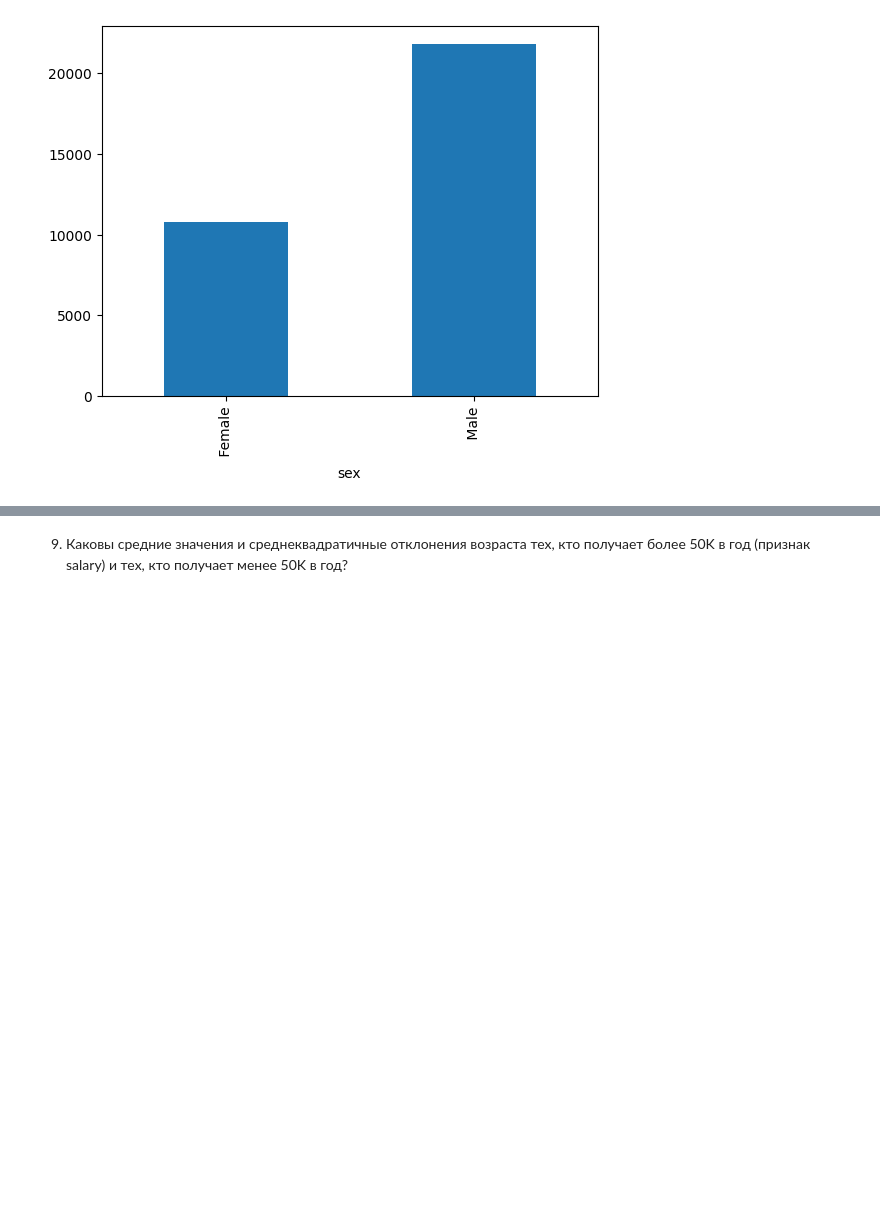
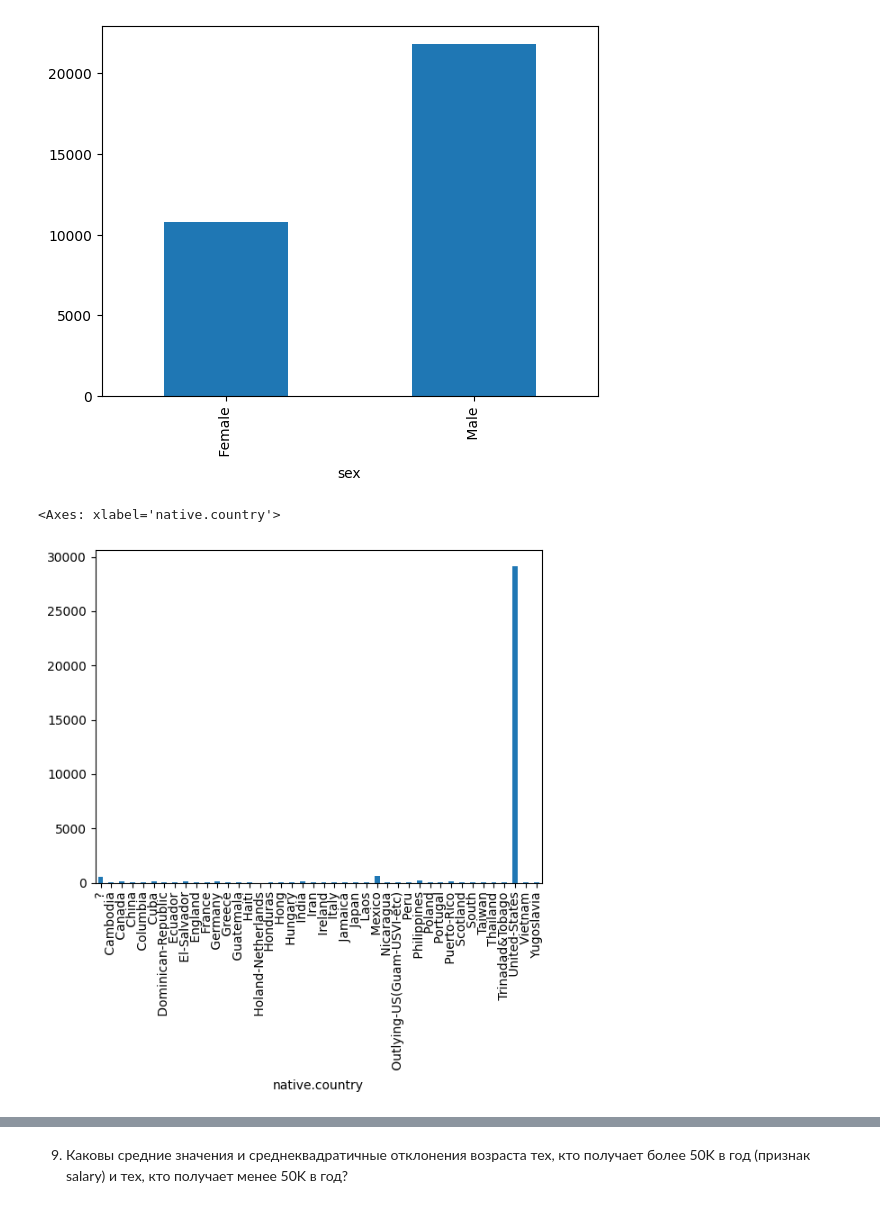
Before and after one commit to AlinaSabitova/Data_analytics_tools-, a Jupyter notebook: Pandas.ipynb, the cells around one changed output, grey strips where cells are left out. Saved outputs shown, nothing was run; the diff lists cells and outputs as text; code cells hidden in the pictures; blank space fills up the shorter version.

```diff
--- a/Pandas.ipynb
+++ b/Pandas.ipynb
@@ -117,3 +176,8 @@ df.groupby('sex').count()['education'].plot(kind='bar')
 # %% [output]
 <Axes: xlabel='sex'>
 [figure]
+# %%
+df.groupby('native.country').count()['education'].plot(kind='bar')
+# %% [output]
+<Axes: xlabel='native.country'>
+[figure, added]
```
Also changed, not shown: parts of 6 cells of this notebook.
